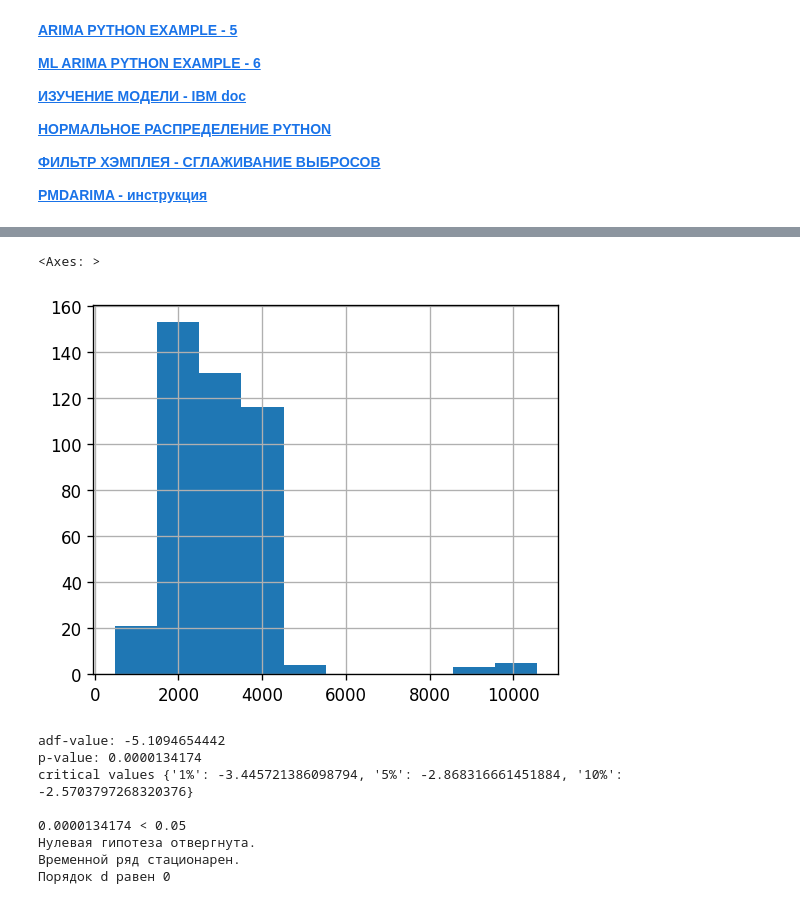
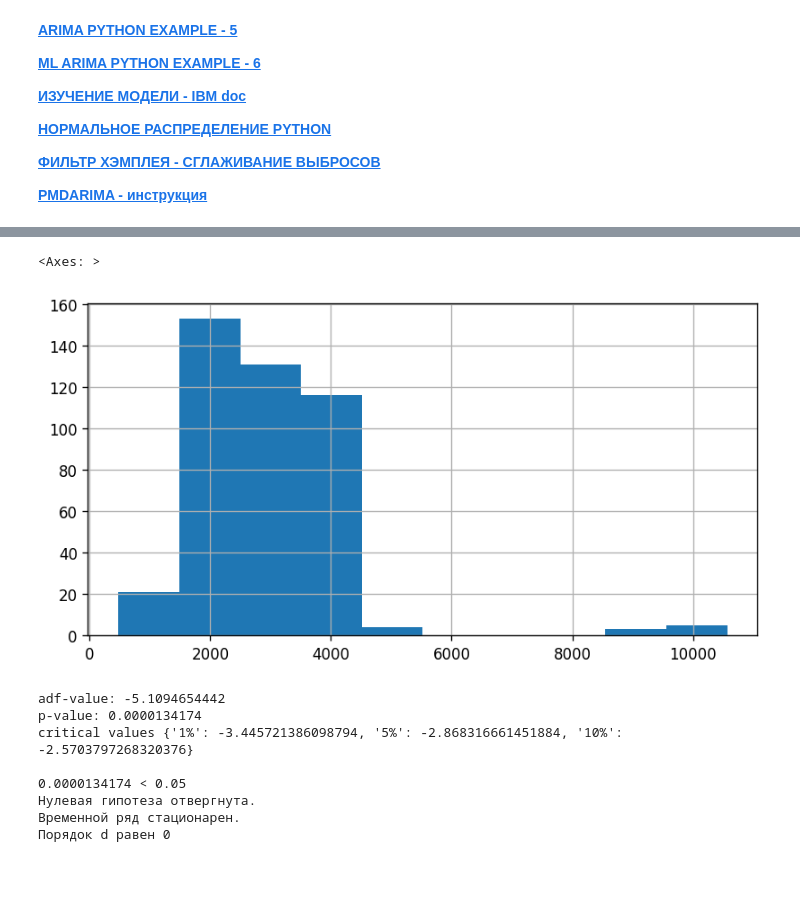
Before and after one commit to keiDoom/Projects-, a Jupyter notebook: Innostage_5/Innostage Task 5 - ARIMA model. Time series analys..ipynb, the cells around one changed output, grey strips where cells are left out. Saved outputs shown, nothing was run; the diff lists cells and outputs as text; code cells hidden in the pictures; blank space fills up the shorter version.

```diff
--- a/Innostage_5/Innostage Task 5 - ARIMA model. Time series analys..ipynb
+++ b/Innostage_5/Innostage Task 5 - ARIMA model. Time series analys..ipynb
@@ -107,8 +117,8 @@ mean_df.plot(figsize = (12, 8))
 # %%
-mean_df.hist(figsize = (5, 4))
+mean_df.hist(figsize = (8, 4))
 # %% [output]
 <Axes: >
-[figure, old version]
+[figure, new version]
 # %%
 stationarity_test_adf(mean_df)
 # %% [output]
```
Also changed, not shown: parts of 13 cells of this notebook.
